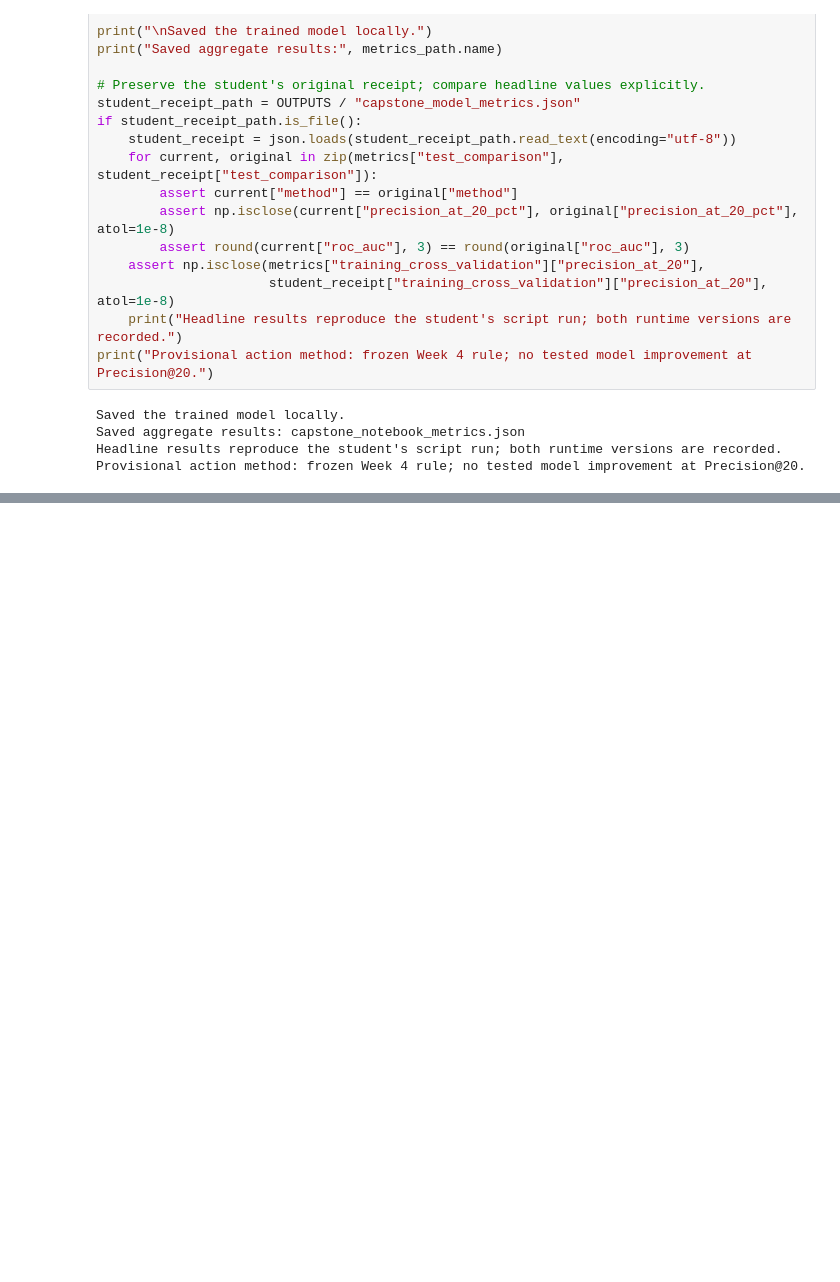
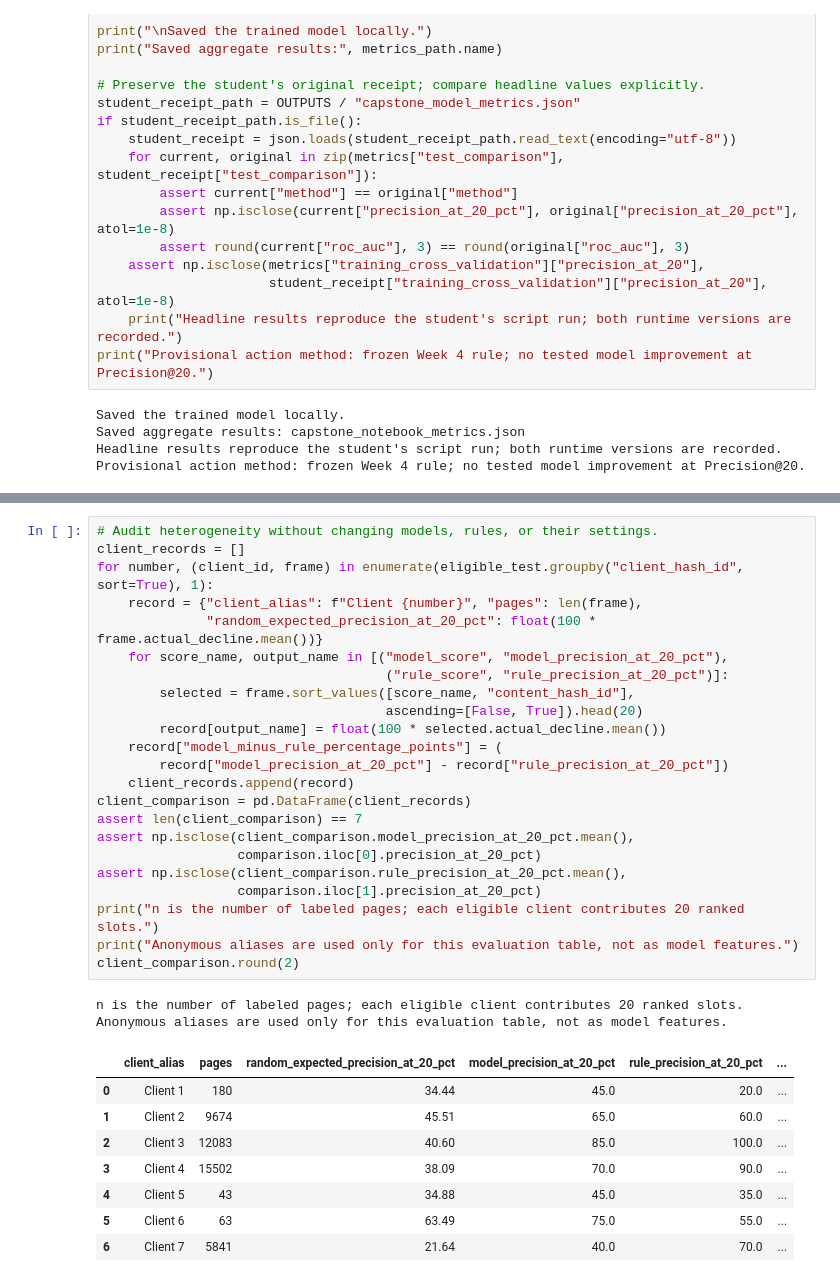
Before and after one commit to MTahaR-dev/flyrank-ml-internship, a Jupyter notebook: work/notebooks/capstone.ipynb, the cells around one changed output, grey strips where cells are left out. Drawn from its saved outputs; the diff is of its cells as text; blank space fills up the shorter version.

```diff
--- a/work/notebooks/capstone.ipynb
+++ b/work/notebooks/capstone.ipynb
@@ -815 +823,35 @@ Scores are not calibrated; rankings identify observed decline risk, not whether
+# %%
+# Audit heterogeneity without changing models, rules, or their settings.
+client_records = []
+for number, (client_id, frame) in enumerate(eligible_test.groupby("client_hash_id", sort=True), 1):
+    record = {"client_alias": f"Client {number}", "pages": len(frame),
+              "random_expected_precision_at_20_pct": float(100 * frame.actual_decline.mean())}
+    for score_name, output_name in [("model_score", "model_precision_at_20_pct"),
+                                     ("rule_score", "rule_precision_at_20_pct")]:
+        selected = frame.sort_values([score_name, "content_hash_id"],
+                                     ascending=[False, True]).head(20)
+        record[output_name] = float(100 * selected.actual_decline.mean())
+    record["model_minus_rule_percentage_points"] = (
+        record["model_precision_at_20_pct"] - record["rule_precision_at_20_pct"])
+    client_records.append(record)
+client_comparison = pd.DataFrame(client_records)
+assert len(client_comparison) == 7
+assert np.isclose(client_comparison.model_precision_at_20_pct.mean(),
+                  comparison.iloc[0].precision_at_20_pct)
+assert np.isclose(client_comparison.rule_precision_at_20_pct.mean(),
+                  comparison.iloc[1].precision_at_20_pct)
+print("n is the number of labeled pages; each eligible client contributes 20 ranked slots.")
+print("Anonymous aliases are used only for this evaluation table, not as model features.")
+client_comparison.round(2)
+# %% [output]
+n is the number of labeled pages; each eligible client contributes 20 ranked slots.
+Anonymous aliases are used only for this evaluation table, not as model features.
+|  | client_alias | pages | random_expected_precision_at_20_pct | model_precision_at_20_pct | rule_precision_at_20_pct | ... |
+| 0 | Client 1 | 180 | 34.44 | 45.0 | 20.0 | ... |
+| 1 | Client 2 | 9674 | 45.51 | 65.0 | 60.0 | ... |
+| 2 | Client 3 | 12083 | 40.60 | 85.0 | 100.0 | ... |
+| 3 | Client 4 | 15502 | 38.09 | 70.0 | 90.0 | ... |
+| 4 | Client 5 | 43 | 34.88 | 45.0 | 35.0 | ... |
+| 5 | Client 6 | 63 | 63.49 | 75.0 | 55.0 | ... |
+| 6 | Client 7 | 5841 | 21.64 | 40.0 | 70.0 | ... |
 # %% [markdown]
```
Also changed, not shown: parts of 11 cells of this notebook, 9 other files.
